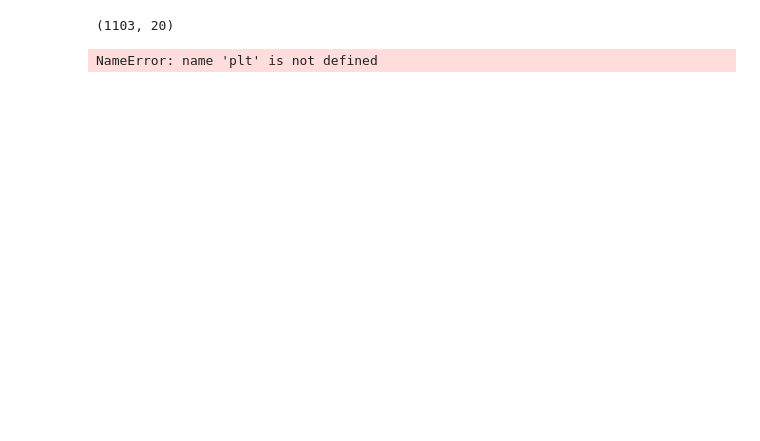
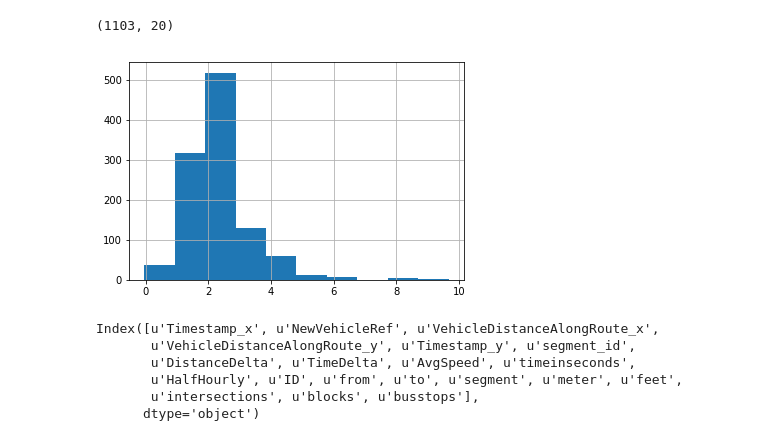
Before and after one commit to ywnch/NYC-bus-LTT-prediction, a Jupyter notebook: M1-MiM.ipynb, the cells around one changed output. Saved outputs shown, nothing was run; the diff lists cells and outputs as text; code cells hidden in the pictures; blank space fills up the shorter version.

```diff
--- a/M1-MiM.ipynb
+++ b/M1-MiM.ipynb
@@ -147,8 +147,17 @@ dff.shape
 # %% [output]
 (1103, 20)
 # %%
-import matplotlib asp
+import matplotlib.pyplot as plt
 df_avg['AvgSpeed'].hist()
-plt.show
+plt.show()
 # %% [output]
-NameError: name 'plt' is not defined
+[figure, added]
+# %%
+dff.columns
+# %% [output]
+Index([u'Timestamp_x', u'NewVehicleRef', u'VehicleDistanceAlongRoute_x',
+       u'VehicleDistanceAlongRoute_y', u'Timestamp_y', u'segment_id',
+       u'DistanceDelta', u'TimeDelta', u'AvgSpeed', u'timeinseconds',
+       u'HalfHourly', u'ID', u'from', u'to', u'segment', u'meter', u'feet',
+       u'intersections', u'blocks', u'busstops'],
+      dtype='object')
```
Also changed, not shown: parts of 2 cells of this notebook.
